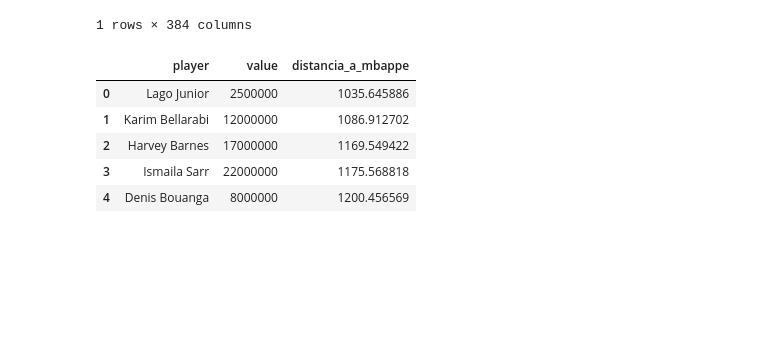
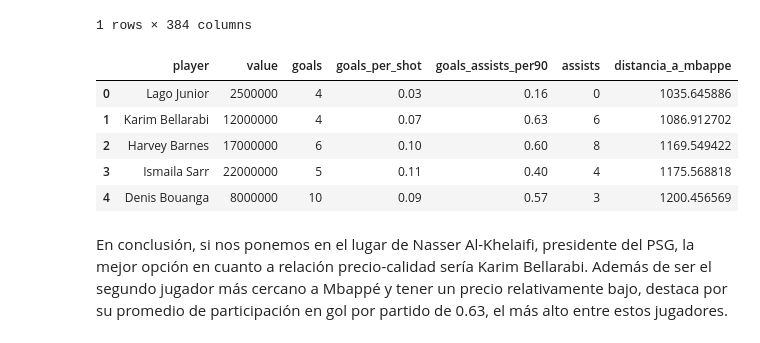
Before and after one commit to joacokoif/tp2_fulbo_ldd, a Jupyter notebook: tp2_LDD_Futbol_Analytics.ipynb, the cells around one changed output. Cells and saved outputs as stored; diff of their text form; code cells hidden in the pictures; blank space fills up the shorter version.

```diff
--- a/tp2_LDD_Futbol_Analytics.ipynb
+++ b/tp2_LDD_Futbol_Analytics.ipynb
@@ -609,7 +614,7 @@ recomendacion.head()
 # sea inferior a que la que nosotros estimemos.
 
 # Datos que nos parecen relevantes
-features = ['age', 'minutes', 'goals', 'assists']
+features = ['age', 'minutes', 'goals', 'assists', 'goals_assists_per90']
 
 # Eliminar filas con NaNs en las características seleccionadas
 data_model = data_jugadores[features + ['value','player']].dropna()
@@ -688,25 +694,27 @@ mbappe_data_num
 # %%
 # Calcular la distancia euclidiana entre Mbappé y todos los jugadores
 distances = euclidean_distances(data_jugadores_num.values, mbappe_data_num.values.reshape(1, -1))
 
 # Añadir las distancias al dataframe data_jugadores
 data_jugadores['distancia_a_mbappe'] = distances.flatten()
 
 # Obtener el valor de mercado de Mbappe para filtrar
 mbappe_value = mbappe_data['value'].values[0]
 
 # Filtrar por jugadores cuyo valor de mercado es menor que el de Mbappe y ordenar por distancia
 similar_a_mbappe = data_jugadores[data_jugadores['value'] < mbappe_value].sort_values(by='distancia_a_mbappe')
 
 # Mostrar la recomendación con las columnas de interés
-recomendacion = similar_a_mbappe[['player', 'value', 'distancia_a_mbappe']].reset_index(drop=True)
+recomendacion = similar_a_mbappe[['player', 'value','goals','goals_per_shot','goals_assists_per90','assists', 'distancia_a_mbappe']].reset_index(drop=True)
 
 # Mostrar el resultado
 recomendacion.head()
 # %% [output]
-|  | player | value | distancia_a_mbappe |
-| 0 | Lago Junior | 2500000 | 1035.645886 |
-| 1 | Karim Bellarabi | 12000000 | 1086.912702 |
-| 2 | Harvey Barnes | 17000000 | 1169.549422 |
-| 3 | Ismaila Sarr | 22000000 | 1175.568818 |
-| 4 | Denis Bouanga | 8000000 | 1200.456569 |
+|  | player | value | goals | goals_per_shot | goals_assists_per90 | assists | distancia_a_mbappe |
+| 0 | Lago Junior | 2500000 | 4 | 0.03 | 0.16 | 0 | 1035.645886 |
+| 1 | Karim Bellarabi | 12000000 | 4 | 0.07 | 0.63 | 6 | 1086.912702 |
+| 2 | Harvey Barnes | 17000000 | 6 | 0.10 | 0.60 | 8 | 1169.549422 |
+| 3 | Ismaila Sarr | 22000000 | 5 | 0.11 | 0.40 | 4 | 1175.568818 |
+| 4 | Denis Bouanga | 8000000 | 10 | 0.09 | 0.57 | 3 | 1200.456569 |
+# %% [markdown]
+En conclusión, si nos ponemos en el lugar de Nasser Al-Khelaifi, presidente del PSG, la mejor opción en cuanto a relación precio-calidad sería Karim Bellarabi. Además de ser el segundo jugador más cercano a Mbappé y tener un precio relativamente bajo, destaca por su promedio de participación en gol por partido de 0.63, el más alto entre estos jugadores.
```
Also changed, not shown: parts of 8 cells of this notebook.
